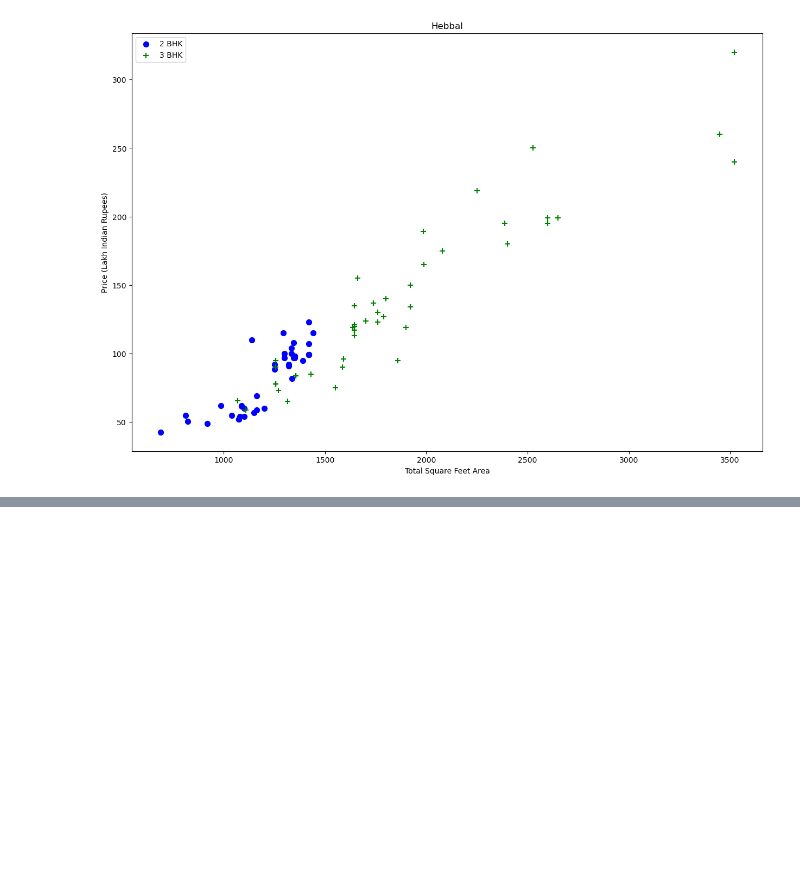
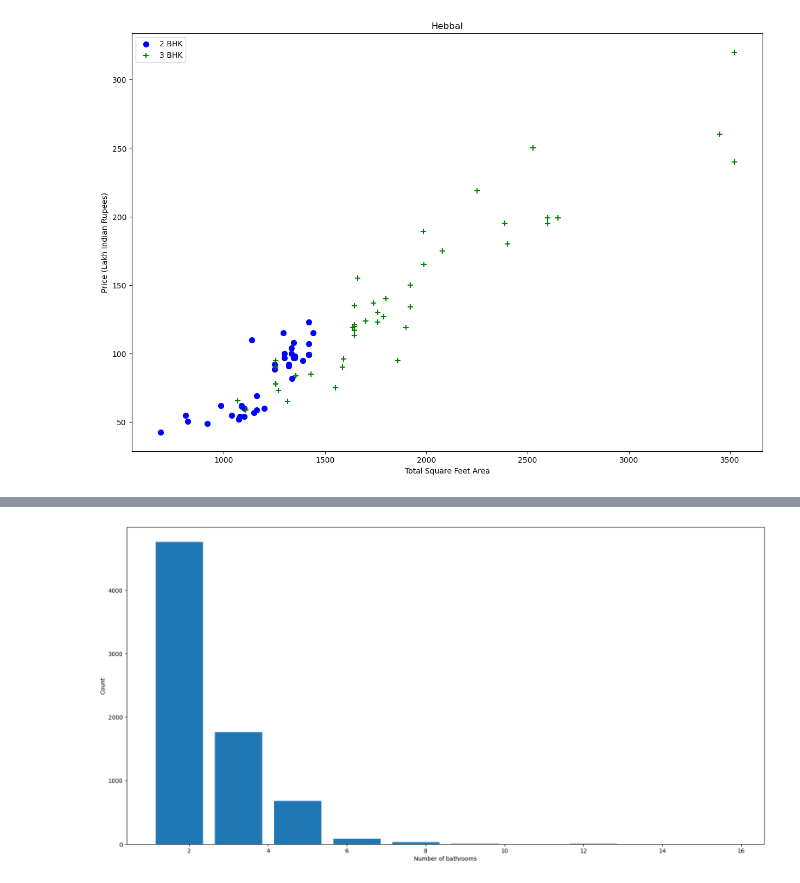
Before and after one commit to NarendarPaindla/mrecwbatch1, a Jupyter notebook: Projects/houseprediction/bhp.ipynb, the cells around one changed output, grey strips where cells are left out. Drawn from its saved outputs; the diff is of its cells as text; code cells hidden in the pictures; blank space fills up the shorter version.

```diff
--- a/Projects/houseprediction/bhp.ipynb
+++ b/Projects/houseprediction/bhp.ipynb
@@ -399,0 +428,7 @@ df8.shape
+# %%
+plt.hist(df8.bath,rwidth=0.8)
+plt.xlabel("Number of bathrooms")
+plt.ylabel("Count")
+plt.show()
+# %% [output]
+[figure, added]
```
Also changed, not shown: parts of 18 cells of this notebook.
